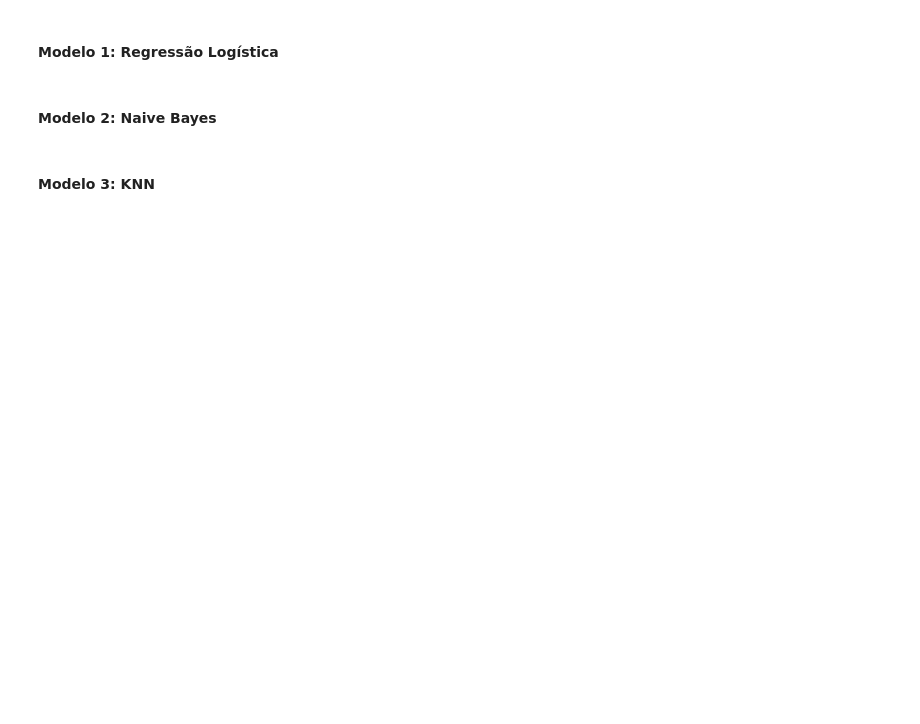
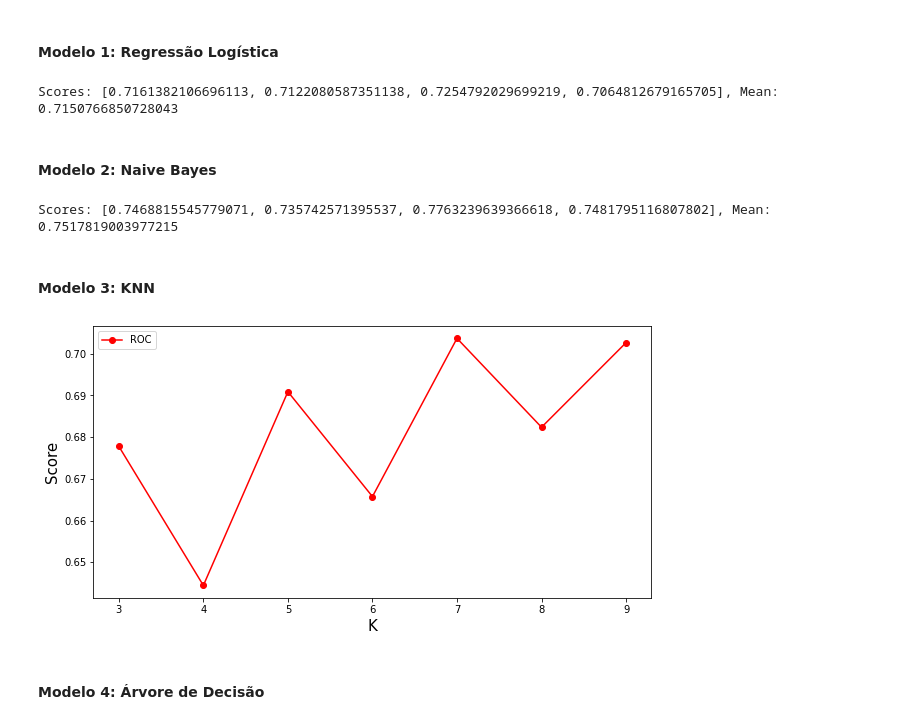
Before and after one commit to andrefakhoury/churn-prediction, a Jupyter notebook: notebook.ipynb, the cells around one changed output. Drawn from its saved outputs; the diff is of its cells as text; code cells hidden in the pictures; blank space fills up the shorter version.

```diff
--- a/notebook.ipynb
+++ b/notebook.ipynb
@@ -139,0 +254,6 @@ vai treinar e usar os modelo
+# %%
+x = df.drop('Churn', axis=1)
+y = df['Churn']
+
+columns = ['tenure', 'MonthlyCharges', 'TotalCharges']
+x.loc[:, columns] = StandardScaler().fit_transform(x.loc[:, columns])
@@ -139,0 +262,5 @@ vai treinar e usar os modelo
+# %%
+x_train, x_test, y_train, y_test = train_test_split(x, y, test_size=0.25, random_state=42)
+
+x_train = x_train.reset_index(drop=True)
+y_train = y_train.reset_index(drop=True)
@@ -139,0 +269,12 @@ vai treinar e usar os modelo
+# %%
+def validate_model(model, x, y):
+    kf = KFold(n_splits=4, random_state=42, shuffle=True)
+
+    scores = []
+    for train_index, validation_index in kf.split(x):
+        x_train, x_validation = x.iloc[train_index], x.iloc[validation_index]
+        y_train, y_validation = y[train_index], y[validation_index]
+        model.fit(x_train, y_train)
+        y_pred = model.predict(x_validation)
+        scores.append(roc_auc_score(y_validation, y_pred))
+    return scores
@@ -140,6 +283,18 @@ vai treinar e usar os modelo
 # %% [markdown]
 #### Modelo 1: Regressão Logística
+# %%
+model = LogisticRegression(random_state=42)
+scores = validate_model(model, x_train, y_train)
+print(f'Scores: {scores}, Mean: {np.mean(scores)}')
+# %% [output]
+Scores: [0.7161382106696113, 0.7122080587351138, 0.7254792029699219, 0.7064812679165705], Mean: 0.7150766850728043
 # %% [markdown]
 #### Modelo 2: Naive Bayes
+# %%
+model = GaussianNB()
+scores = validate_model(model, x_train, y_train)
+print(f'Scores: {scores}, Mean: {np.mean(scores)}')
+# %% [output]
+Scores: [0.7468815545779071, 0.735742571395537, 0.7763239639366618, 0.7481795116807802], Mean: 0.7517819003977215
 # %% [markdown]
 #### Modelo 3: KNN
@@ -147,0 +301,19 @@ vai treinar e usar os modelo
+# %%
+x_plot = range(3, 10)
+y_plot = []
+
+for n_neighbors in x_plot:
+    model = KNeighborsClassifier(n_neighbors)
+    scores = validate_model(model, x_train, y_train)
+    y_plot.append(np.mean(scores))
+
+plt.figure(figsize=(10,5))
+plt.plot(x_plot, y_plot, '-ro', label='ROC')
+plt.xlabel('K', fontsize=15)
+plt.ylabel('Score', fontsize=15)
+plt.legend()
+plt.show()
+# %% [output]
+[figure, added]
+# %% [markdown]
+#### Modelo 4: Árvore de Decisão
```
Also changed, not shown: parts of 51 cells of this notebook, 2 other files.
